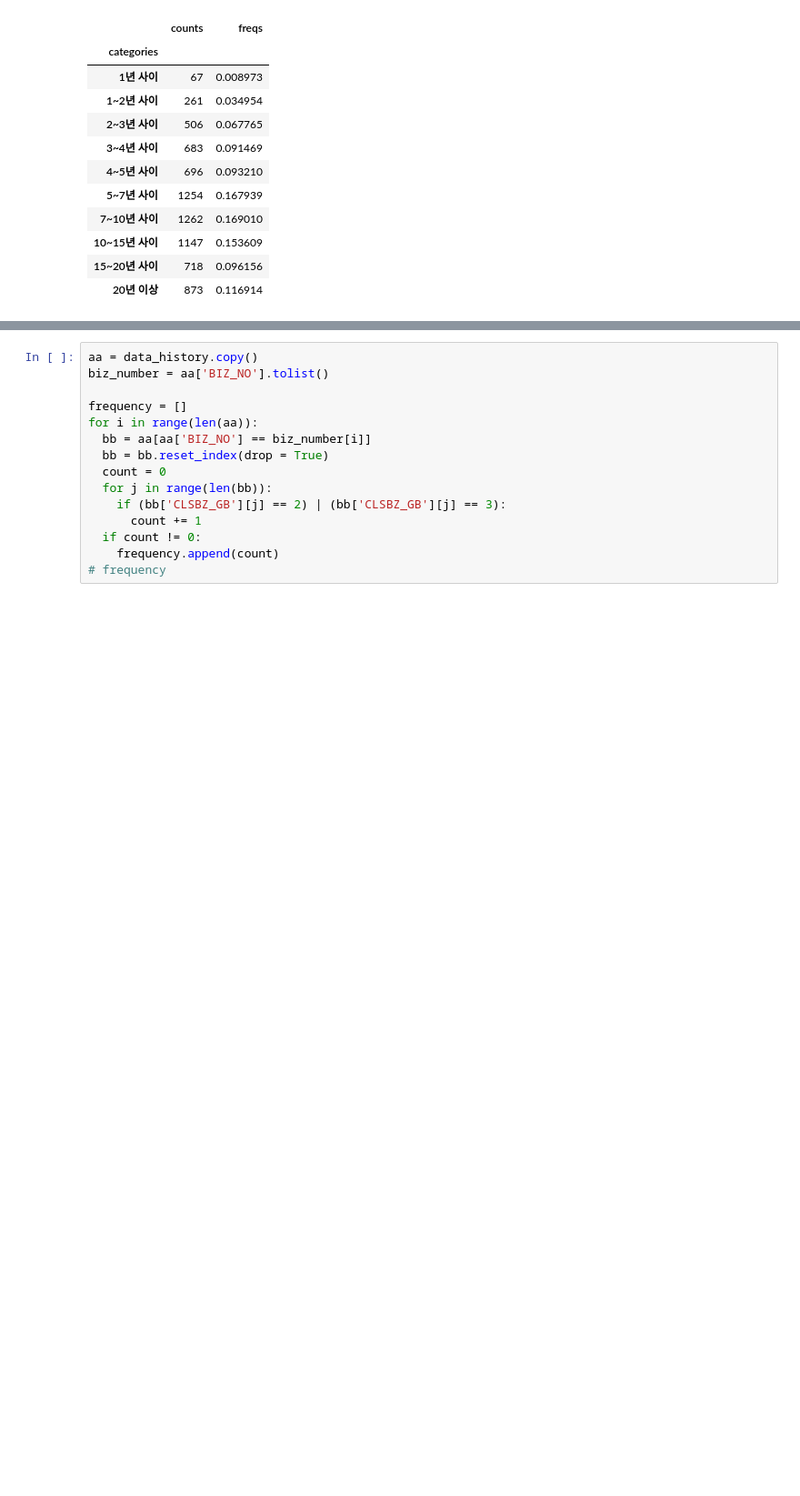
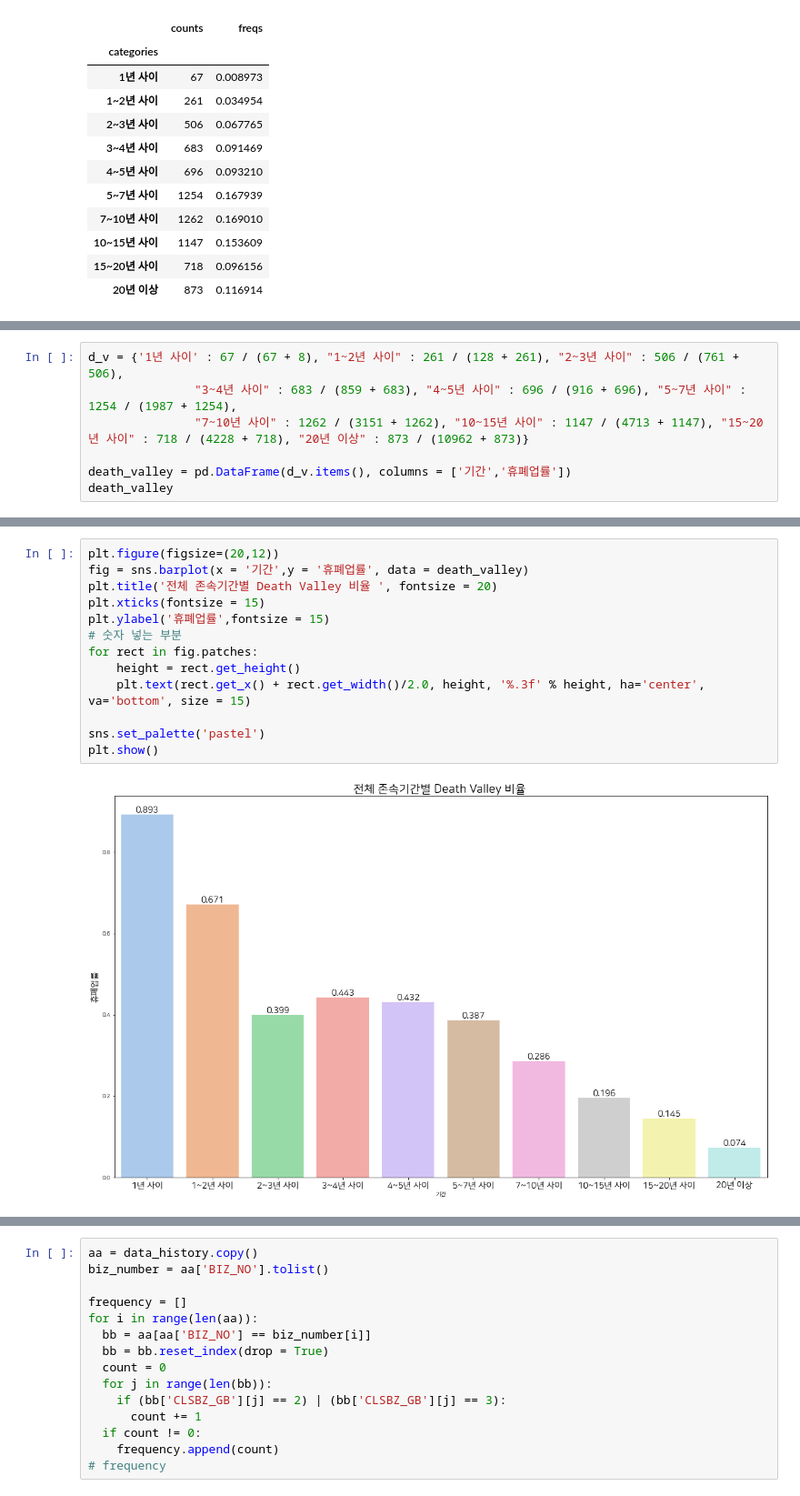
Before and after one commit to chorokdong/Numble_Challenge, a Jupyter notebook: 1. EDA/EDA_1021.ipynb, the cells around one changed output, grey strips where cells are left out. Shown at 91% size. Drawn from its saved outputs; the diff is of its cells as text; blank space fills up the shorter version.

```diff
--- a/1. EDA/EDA_1021.ipynb
+++ b/1. EDA/EDA_1021.ipynb
@@ -575,0 +733,7 @@ D_V_bins.describe()
+# %%
+d_v = {'1년 사이' : 67 / (67 + 8), "1~2년 사이" : 261 / (128 + 261), "2~3년 사이" : 506 / (761 + 506),
+               "3~4년 사이" : 683 / (859 + 683), "4~5년 사이" : 696 / (916 + 696), "5~7년 사이" : 1254 / (1987 + 1254),
+               "7~10년 사이" : 1262 / (3151 + 1262), "10~15년 사이" : 1147 / (4713 + 1147), "15~20년 사이" : 718 / (4228 + 718), "20년 이상" : 873 / (10962 + 873)}
+
+death_valley = pd.DataFrame(d_v.items(), columns = ['기간','휴폐업률'])
+death_valley
@@ -576,2 +752,17 @@ D_V_bins.describe()
+# %%
+plt.figure(figsize=(20,12))
+fig = sns.barplot(x = '기간',y = '휴폐업률', data = death_valley)
+plt.title('전체 존속기간별 Death Valley 비율 ', fontsize = 20)
+plt.xticks(fontsize = 15)
+plt.ylabel('휴폐업률',fontsize = 15)
+# 숫자 넣는 부분
+for rect in fig.patches:
+    height = rect.get_height()
+    plt.text(rect.get_x() + rect.get_width()/2.0, height, '%.3f' % height, ha='center', va='bottom', size = 15)
+
+sns.set_palette('pastel')
+plt.show()
+# %% [output]
+[figure, added]
 # %% [markdown]
 ---
```
Also changed, not shown: parts of 23 cells of this notebook.
